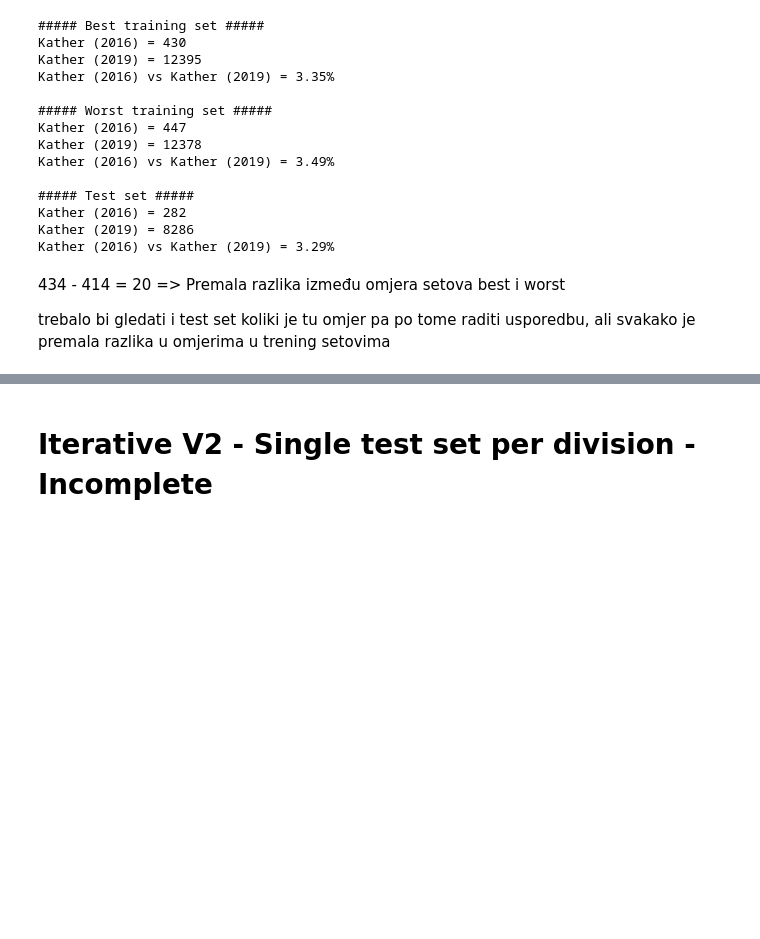
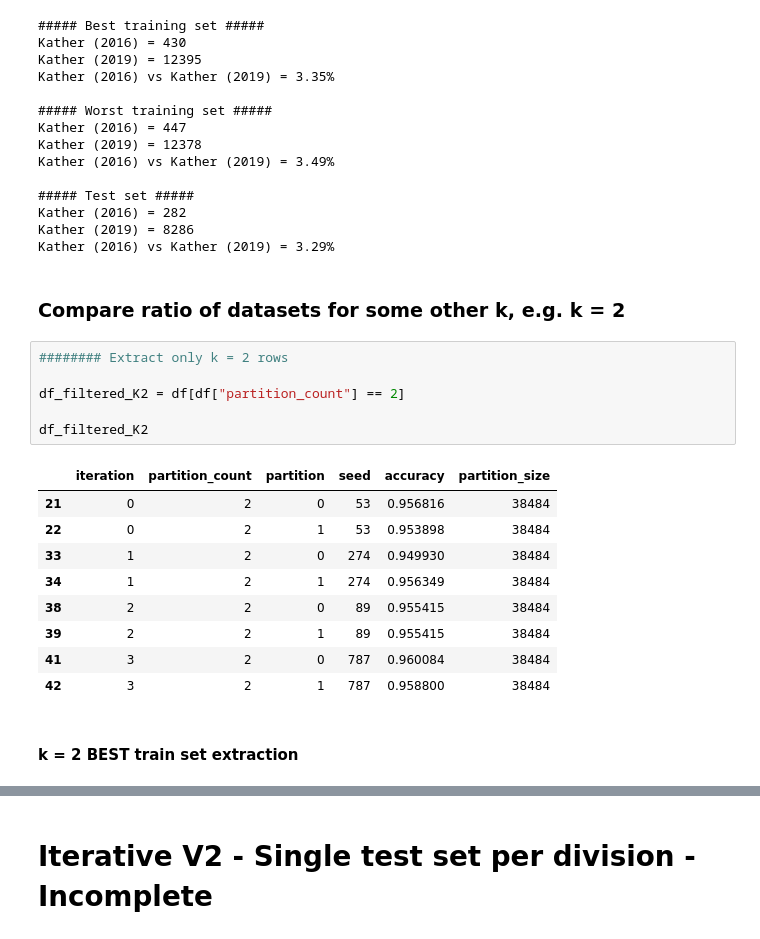
Before and after one commit to Netz00/master-thesis, a Jupyter notebook: notebooks/5_Iterative.ipynb, the cells around one changed output, grey strips where cells are left out. Cells and saved outputs as stored; diff of their text form; blank space fills up the shorter version.

```diff
--- a/notebooks/5_Iterative.ipynb
+++ b/notebooks/5_Iterative.ipynb
@@ -1513,7 +1543,23 @@ Kather (2016) vs Kather (2019) = 3.49%
 Kather (2016) = 282
 Kather (2019) = 8286
 Kather (2016) vs Kather (2019) = 3.29%
-# %% [markdown]
-434 - 414 = 20   =>  Premala razlika između omjera setova best i worst
-
-trebalo bi gledati i test set koliki je tu omjer pa po tome raditi usporedbu, ali svakako je premala razlika u omjerima u trening setovima
+# %% [markdown]
+### Compare ratio of datasets for some other k, e.g. k = 2
+# %%
+######## Extract only k = 2 rows
+
+df_filtered_K2 = df[df["partition_count"] == 2]
+
+df_filtered_K2
+# %% [output]
+|  | iteration | partition_count | partition | seed | accuracy | partition_size |
+| 21 | 0 | 2 | 0 | 53 | 0.956816 | 38484 |
+| 22 | 0 | 2 | 1 | 53 | 0.953898 | 38484 |
+| 33 | 1 | 2 | 0 | 274 | 0.949930 | 38484 |
+| 34 | 1 | 2 | 1 | 274 | 0.956349 | 38484 |
+| 38 | 2 | 2 | 0 | 89 | 0.955415 | 38484 |
+| 39 | 2 | 2 | 1 | 89 | 0.955415 | 38484 |
+| 41 | 3 | 2 | 0 | 787 | 0.960084 | 38484 |
+| 42 | 3 | 2 | 1 | 787 | 0.958800 | 38484 |
+# %% [markdown]
+#### k = 2 BEST train set extraction
```
Also changed, not shown: parts of 13 cells of this notebook.
